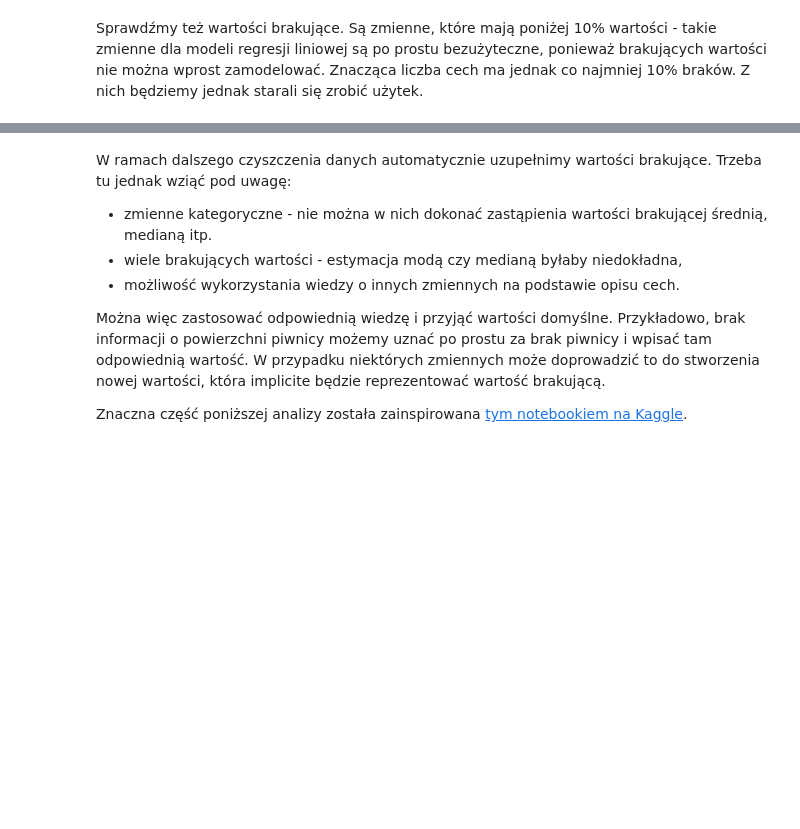
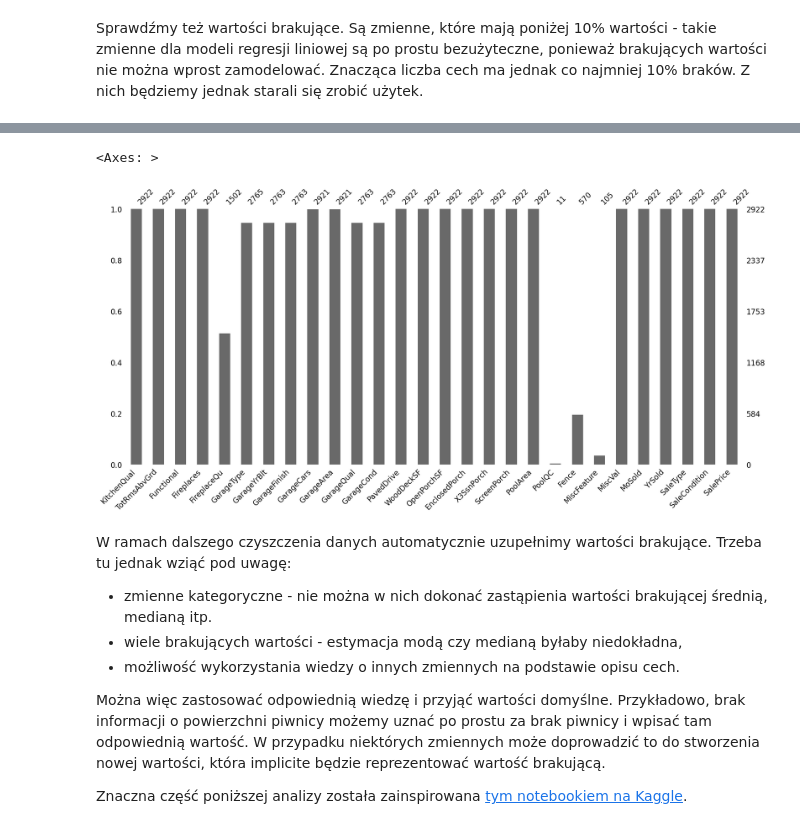
Before and after one commit to Szaroslav/fundamentals-of-ai, a Jupyter notebook: lab1/lab_1.ipynb, the cells around one changed output, grey strips where cells are left out. Saved outputs shown, nothing was run; the diff lists cells and outputs as text; code cells hidden in the pictures; blank space fills up the shorter version.

```diff
--- a/lab1/lab_1.ipynb
+++ b/lab1/lab_1.ipynb
@@ -274,3 +262,8 @@ msno.bar(df.iloc[:, (col_number // 3 * 2):])
+# %%
+msno.bar(df.iloc[:, (cols_number // 3 * 2):])
+# %% [output]
+<Axes: >
+[figure, added]
 # %% [markdown]
 W ramach dalszego czyszczenia danych automatycznie uzupełnimy wartości brakujące. Trzeba tu jednak wziąć pod uwagę:
 - zmienne kategoryczne - nie można w nich dokonać zastąpienia wartości brakującej średnią, medianą itp.
```
Also changed, not shown: parts of 8 cells of this notebook.
